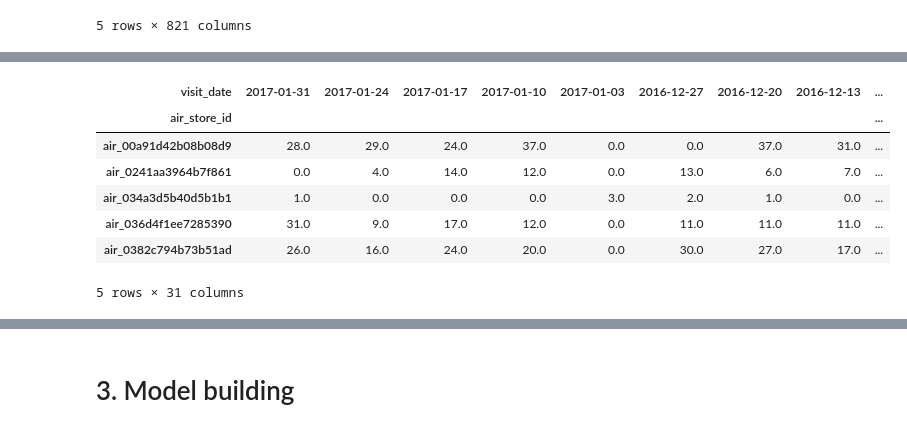
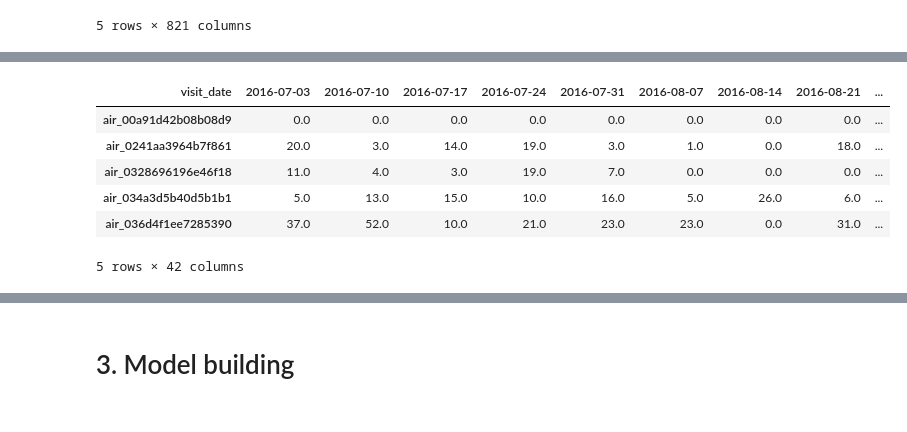
Before and after one commit to saoriyosano/recruit-restaurant-visitor-forecasting, a Jupyter notebook: decision_tree.ipynb, the cells around one changed output, grey strips where cells are left out. Saved outputs shown, nothing was run; the diff lists cells and outputs as text; code cells hidden in the pictures.

```diff
--- a/decision_tree.ipynb
+++ b/decision_tree.ipynb
@@ -140,0 +68,4 @@ test_x_weekly = make_weekly(test_x, test_y)
+# %%
+air_visit_replaced_july = air_visit_replaced[air_visit_replaced.index >= pd.Timestamp(datetime.date(2016,7,1))]
+# %%
+air_visit_replaced_july = air_visit_replaced_july.join(date_info.set_index('calendar_date').drop(columns=['holiday_flg']), how='left')
@@ -141,11 +83,12 @@ test_x_weekly = make_weekly(test_x, test_y)
+# %%
+air_visit_replaced_july_sunday = air_visit_replaced_july[air_visit_replaced_july.day_of_week == 'Sunday'].drop(columns=['day_of_week']).T.dropna()
 # %%
-train_x_weekly.head()
+air_visit_replaced_july_sunday.head()
 # %% [output]
-| visit_date | 2017-01-31 | 2017-01-24 | 2017-01-17 | 2017-01-10 | 2017-01-03 | 2016-12-27 | 2016-12-20 | 2016-12-13 | ... |
-| air_store_id |  |  |  |  |  |  |  |  | ... |
-| air_00a91d42b08b08d9 | 28.0 | 29.0 | 24.0 | 37.0 | 0.0 | 0.0 | 37.0 | 31.0 | ... |
-| air_0241aa3964b7f861 | 0.0 | 4.0 | 14.0 | 12.0 | 0.0 | 13.0 | 6.0 | 7.0 | ... |
-| air_034a3d5b40d5b1b1 | 1.0 | 0.0 | 0.0 | 0.0 | 3.0 | 2.0 | 1.0 | 0.0 | ... |
-| air_036d4f1ee7285390 | 31.0 | 9.0 | 17.0 | 12.0 | 0.0 | 11.0 | 11.0 | 11.0 | ... |
-| air_0382c794b73b51ad | 26.0 | 16.0 | 24.0 | 20.0 | 0.0 | 30.0 | 27.0 | 17.0 | ... |
+| visit_date | 2016-07-03 | 2016-07-10 | 2016-07-17 | 2016-07-24 | 2016-07-31 | 2016-08-07 | 2016-08-14 | 2016-08-21 | ... |
+| air_00a91d42b08b08d9 | 0.0 | 0.0 | 0.0 | 0.0 | 0.0 | 0.0 | 0.0 | 0.0 | ... |
+| air_0241aa3964b7f861 | 20.0 | 3.0 | 14.0 | 19.0 | 3.0 | 1.0 | 0.0 | 18.0 | ... |
+| air_0328696196e46f18 | 11.0 | 4.0 | 3.0 | 19.0 | 7.0 | 0.0 | 0.0 | 0.0 | ... |
+| air_034a3d5b40d5b1b1 | 5.0 | 13.0 | 15.0 | 10.0 | 16.0 | 5.0 | 26.0 | 6.0 | ... |
+| air_036d4f1ee7285390 | 37.0 | 52.0 | 10.0 | 21.0 | 23.0 | 23.0 | 0.0 | 31.0 | ... |
-5 rows × 31 columns
+5 rows × 42 columns
```
Also changed, not shown: parts of 26 cells of this notebook.
